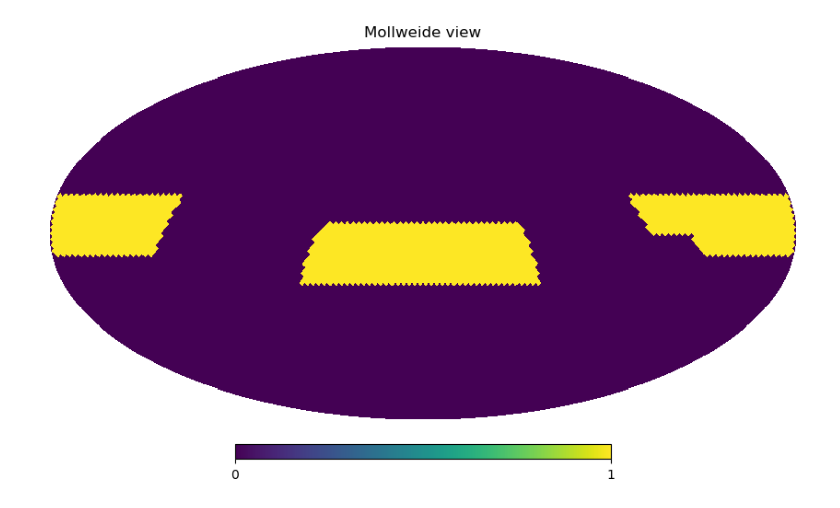
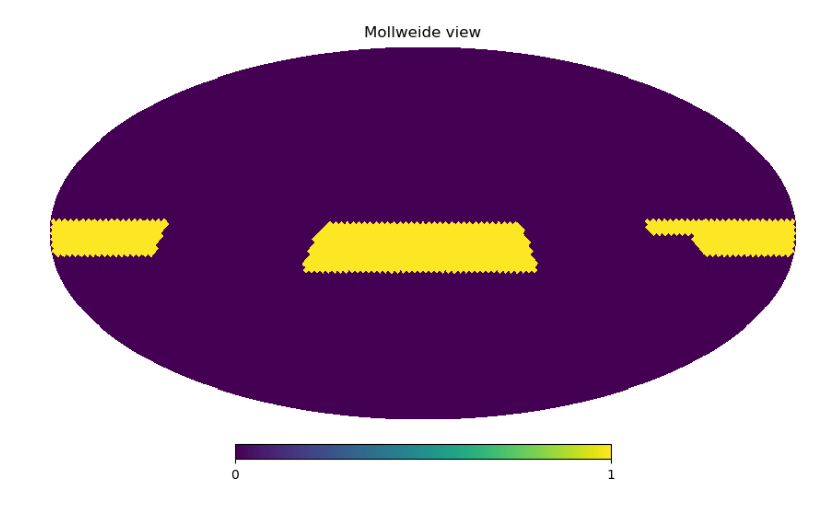
Before and after one commit to lsst-sims/sims_featureScheduler_runs5.3, a Jupyter notebook: desi_five/desi_fp.ipynb, the cells around one changed output. Drawn from its saved outputs; the diff is of its cells as text; code cells hidden in the pictures.

```diff
--- a/desi_five/desi_fp.ipynb
+++ b/desi_five/desi_fp.ipynb
@@ -13,4 +25,8 @@ hp.mollview(np.sum(fp * (np.arange(5)+1), axis=1))
 # %%
-hp.mollview(desi_y4)
+# The first pass footprint work
+desi_y4, desi_y2 = desi_footprint()
-# %% [output]
-[figure, removed]
+# %%
+# What we try to complete by year 2
+hp.mollview(desi_y2)
+# %% [output]
+[figure, added]
```
Also changed, not shown: parts of 4 cells of this notebook.
